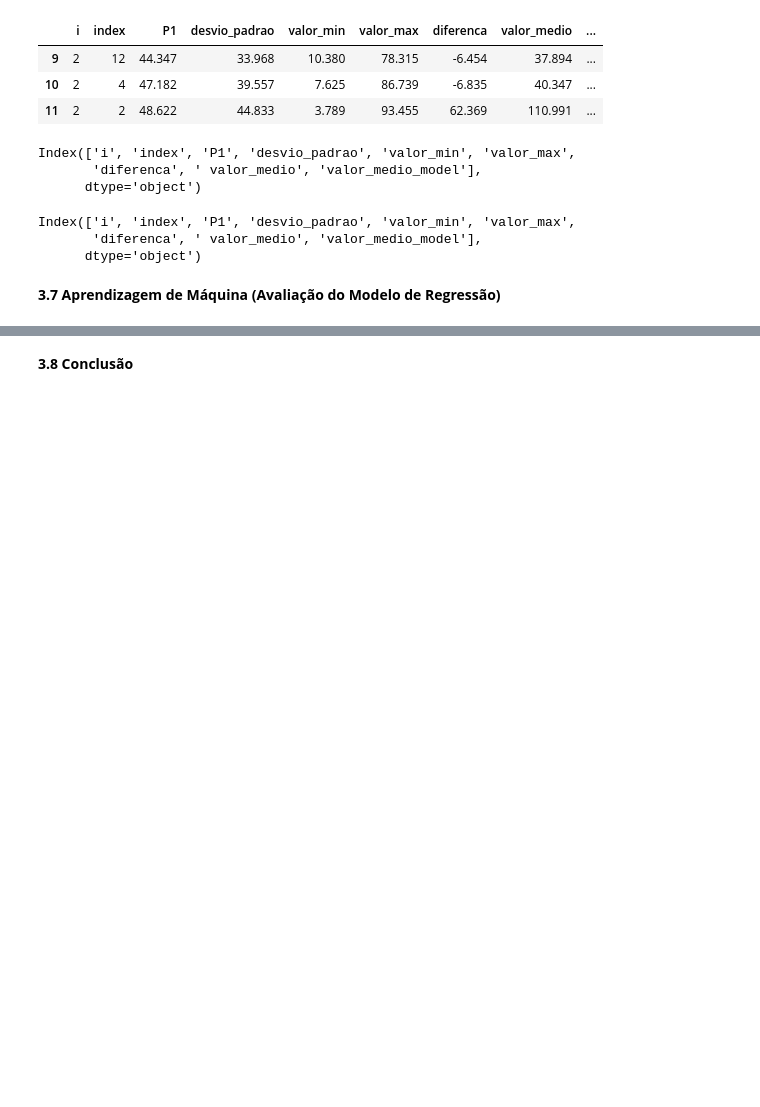
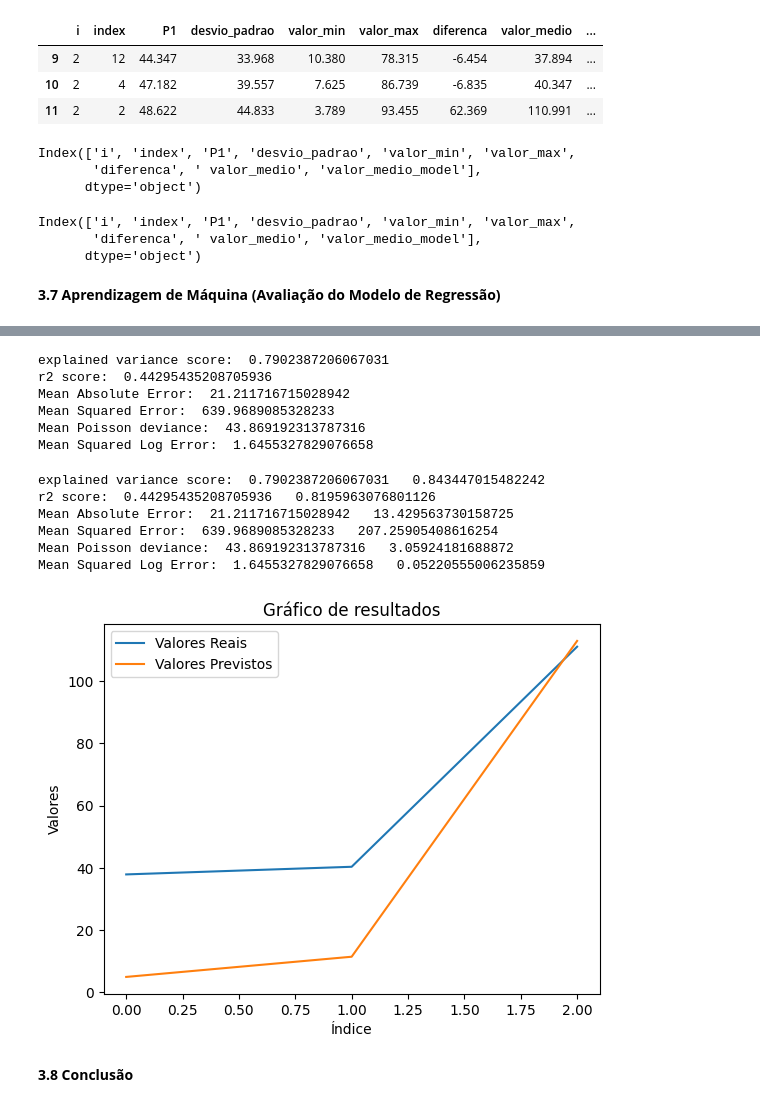
Before and after one commit to mardoniofranca/cafehavana, a Jupyter notebook: src/analise_inicial.ipynb, the cells around one changed output, grey strips where cells are left out. Saved outputs shown, nothing was run; the diff lists cells and outputs as text; code cells hidden in the pictures; blank space fills up the shorter version.

Commit message:
adicionado metricas

```diff
--- a/src/analise_inicial.ipynb
+++ b/src/analise_inicial.ipynb
@@ -210,3 +232,37 @@ r2_score(y_true, y_pred), r2_score(y_true, y_pred_m_rf)
+# %%
+showMetrics(y_true, y_pred)
+# %% [output]
+explained variance score:  0.7902387206067031
+r2 score:  0.44295435208705936
+Mean Absolute Error:  21.211716715028942
+Mean Squared Error:  639.9689085328233
+Mean Poisson deviance:  43.869192313787316
+Mean Squared Log Error:  1.6455327829076658
+# %%
+compareMetrics(y_true, y_pred, y_pred_m_rf)
+# %% [output]
+explained variance score:  0.7902387206067031   0.843447015482242
+r2 score:  0.44295435208705936   0.8195963076801126
+Mean Absolute Error:  21.211716715028942   13.429563730158725
+Mean Squared Error:  639.9689085328233   207.25905408616254
+Mean Poisson deviance:  43.869192313787316   3.05924181688872
+Mean Squared Log Error:  1.6455327829076658   0.05220555006235859
+# %%
+def plotGraphic(y_true, y_pred):
+    plt.plot(y_true, label='Valores Reais')
+    plt.plot(y_pred, label='Valores previstos')
+
+    plt.xlabel('Índice')
+    plt.ylabel('Valores')
+    plt.title('Gráfico de Resultados')
+
+    plt.legend(['Valores Reais', 'Valores Previstos'])
+
+    plt.show()
+# %%
+plotGraphic(y_true, y_pred)
+# %% [output]
+[figure, added]
 # %%
 # y_true = [3, -0.5, 2, 7]
 #y_pred = [2.5, 0.0, 2, 8]
```
Also changed, not shown: parts of 8 cells of this notebook.
